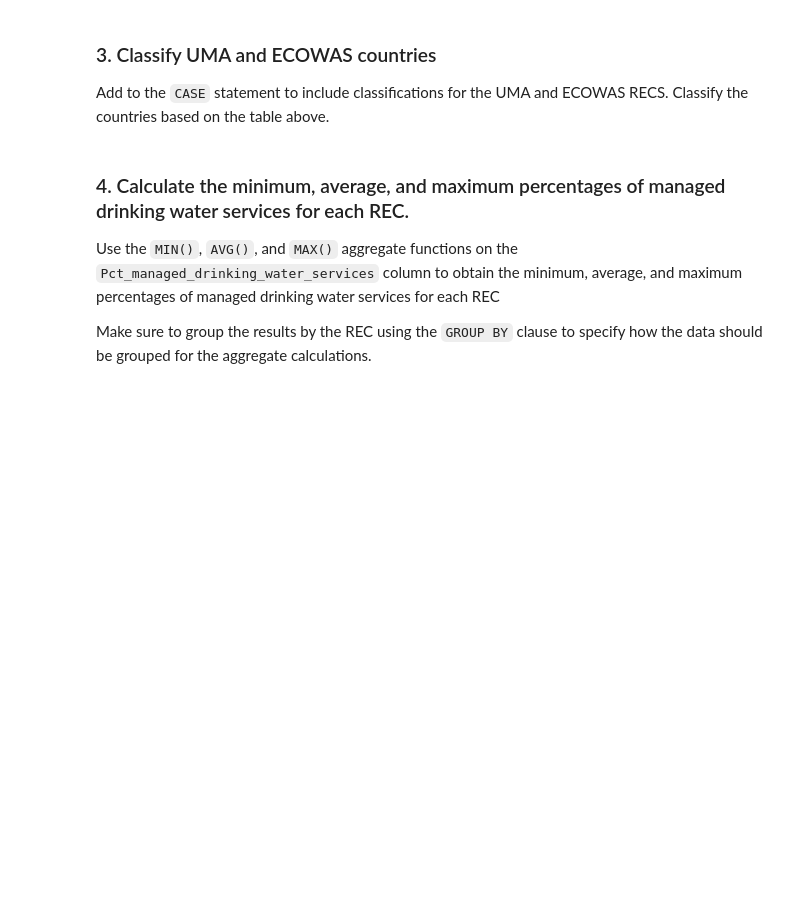
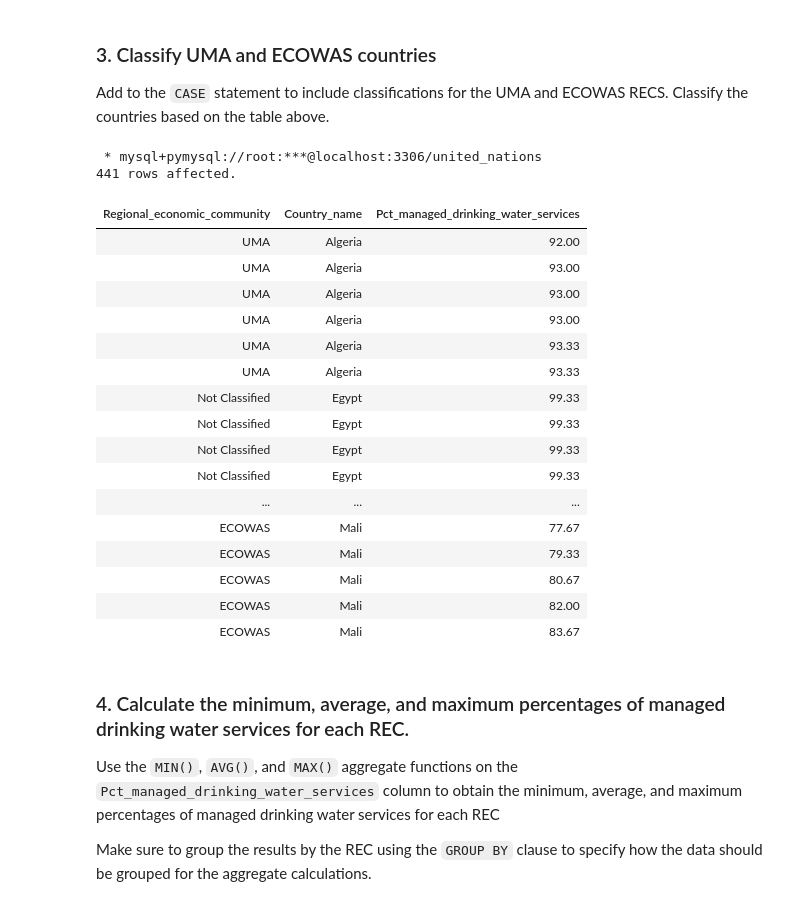
Before and after one commit to RealElvince/Access-to-basic-water-services, a Jupyter notebook: notebooks/Grouping with a case statement.ipynb, the cells around one changed output. Saved outputs shown, nothing was run; the diff lists cells and outputs as text; code cells hidden in the pictures; blank space fills up the shorter version.

Commit message:
countries in SADC,UMA and ECOWAS

```diff
--- a/notebooks/Grouping with a case statement.ipynb
+++ b/notebooks/Grouping with a case statement.ipynb
@@ -141,7 +141,52 @@ WHERE
 
 Add to the `CASE` statement to include classifications for the UMA and ECOWAS RECS. Classify the countries based on the table above.
 # %%
-# Add your code here
+%%sql
+SELECT
+    CASE
+        WHEN Country_name IN (
+    "Angola", "Botswana", "Comoros", "Democratic Republic of Congo", "Eswatini",
+    "Lesotho", "Madagascar", "Malawi", "Mauritius", "Mozambique", "Namibia",
+    "Seychelles", "South Africa", "United Republic Tanzania", "Zambia", "Zimbabwe"
+    ) THEN "SADC"
+        WHEN Country_name IN (
+    "Algeria", "Libya", "Mauritania", "Morocco", "Tunisia"
+    ) THEN "UMA"
+        WHEN Country_name IN (
+    "Benin", "Burkina Faso", "Cabo Verde", "Cote d'Ivoire", "Gambia", "Ghana",
+    "Guinea", "Guinea-Bissau", "Liberia", "Mali", "Niger", "Nigeria", "Senegal",
+    "Sierra Leone", "Togo"
+    ) THEN "ECOWAS"
+        ELSE "Not Classified"
+    END AS "Regional_economic_community",
+    Country_name,
+    Pct_managed_drinking_water_services
+
+FROM
+    united_nations.access_to_basic_services
+
+WHERE
+    Region LIKE "%africa%";
+# %% [output]
+ * mysql+pymysql://root:***@localhost:3306/united_nations
+441 rows affected.
+| Regional_economic_community | Country_name | Pct_managed_drinking_water_services |
+| UMA | Algeria | 92.00 |
+| UMA | Algeria | 93.00 |
+| UMA | Algeria | 93.00 |
+| UMA | Algeria | 93.00 |
+| UMA | Algeria | 93.33 |
+| UMA | Algeria | 93.33 |
+| Not Classified | Egypt | 99.33 |
+| Not Classified | Egypt | 99.33 |
+| Not Classified | Egypt | 99.33 |
+| Not Classified | Egypt | 99.33 |
+| ... | ... | ... |
+| ECOWAS | Mali | 77.67 |
+| ECOWAS | Mali | 79.33 |
+| ECOWAS | Mali | 80.67 |
+| ECOWAS | Mali | 82.00 |
+| ECOWAS | Mali | 83.67 |
 # %% [markdown]
 ### 4. Calculate the minimum, average, and maximum percentages of managed drinking water services for each REC.
 
```
